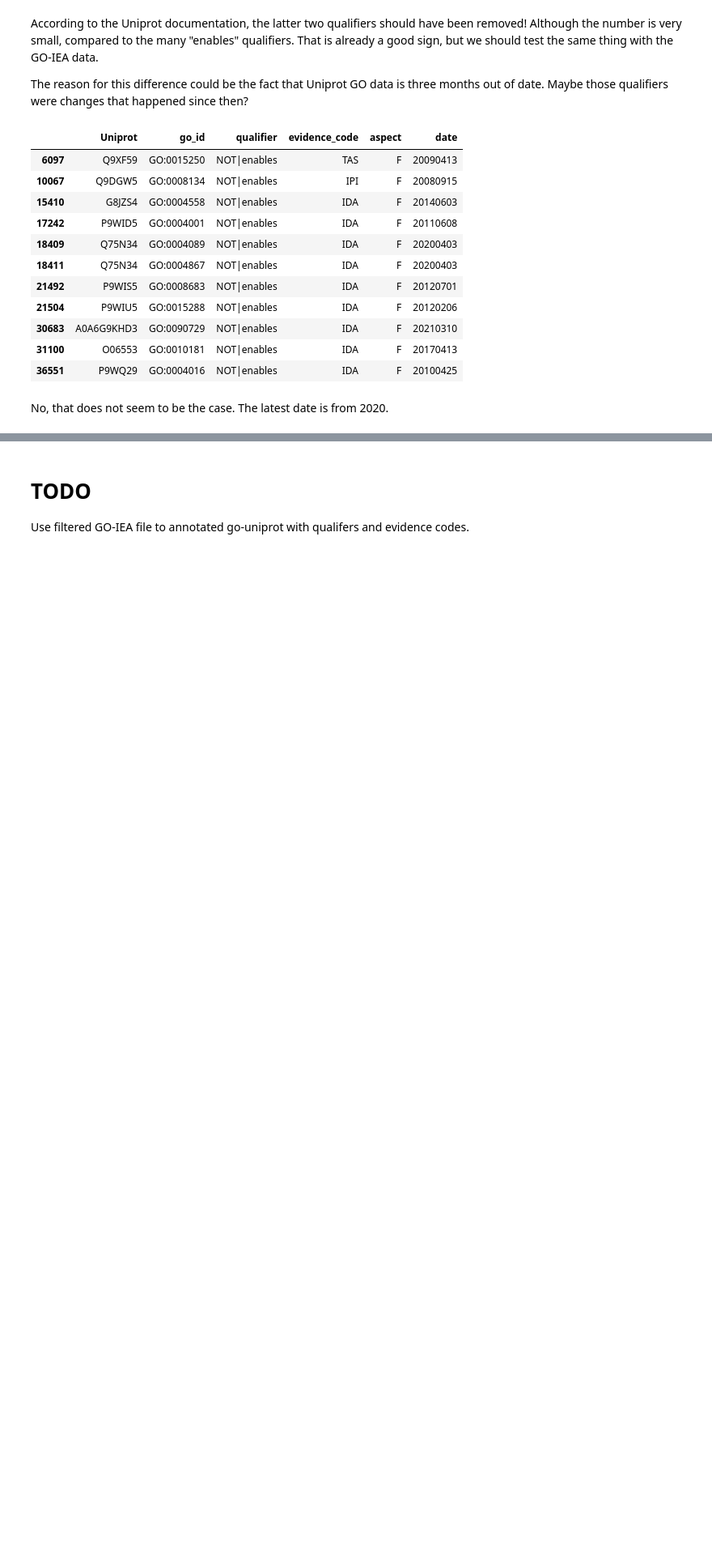
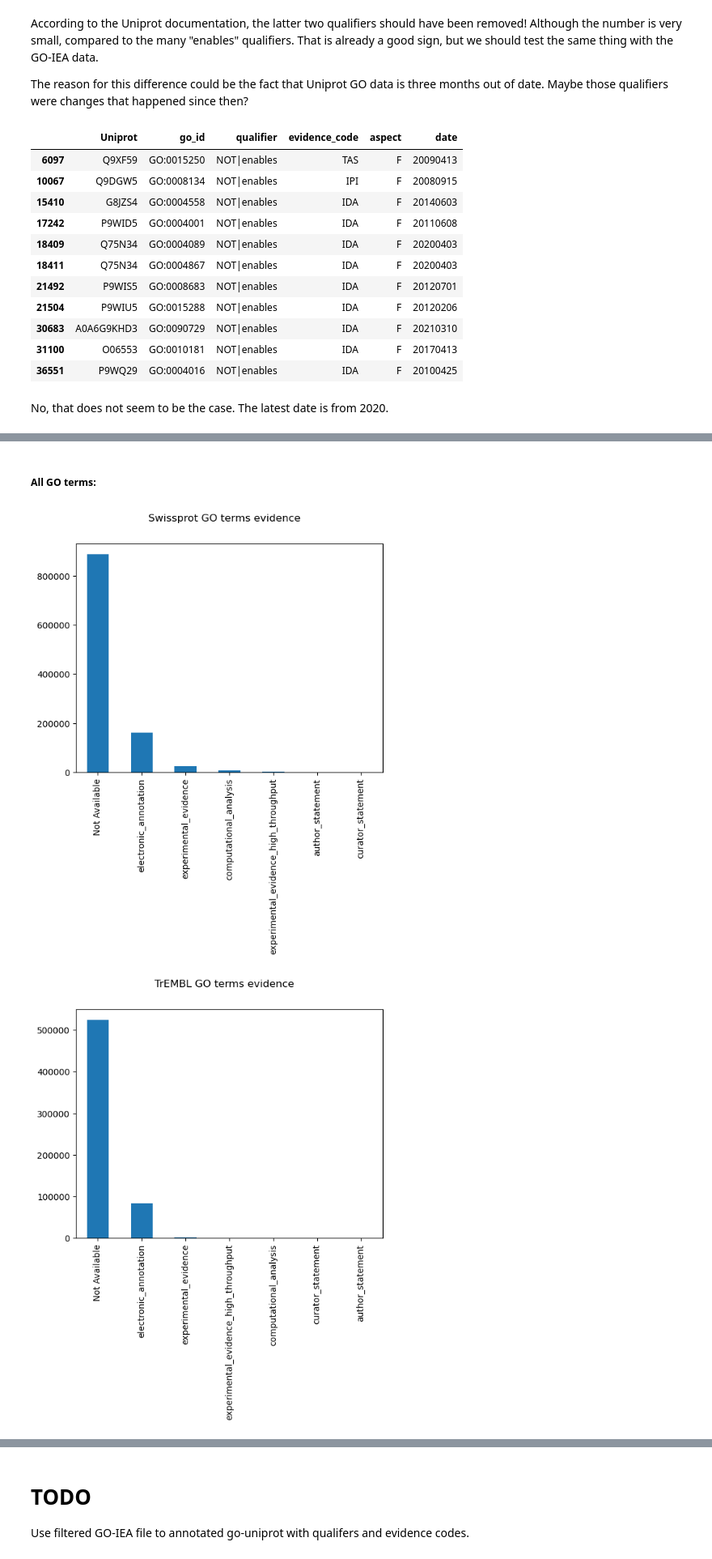
Before and after one commit to adenger/subpred4, a Jupyter notebook: notebooks/trembl_analysis.ipynb, the cells around one changed output, grey strips where cells are left out. Shown at 81% size. Saved outputs shown, nothing was run; the diff lists cells and outputs as text; code cells hidden in the pictures; blank space fills up the shorter version.

```diff
--- a/notebooks/trembl_analysis.ipynb
+++ b/notebooks/trembl_analysis.ipynb
@@ -492,0 +522,5 @@ No, that does not seem to be the case. The latest date is from 2020.
+# %%
+df_go_iea_complete = pd.read_table(
+    "~/gene_ontology/goa_uniprot_all_filtered.gaf", index_col=False
+)
+df_go_iea_complete
@@ -492,0 +541,5 @@ No, that does not seem to be the case. The latest date is from 2020.
+# %%
+df_merged_iea = pd.merge(
+    df_uniprot_go, df_go_iea_complete, how="left", on=["Uniprot", "go_id"]
+).drop_duplicates(ignore_index=True)
+df_merged_iea
@@ -492,0 +560,27 @@ No, that does not seem to be the case. The latest date is from 2020.
+# %%
+def map_reviewed(x):
+# default case does not occur here, but including it just in case
+    match(x):
+        case "reviewed":
+            return True
+        case "unreviewed":
+            return False
+        case _:
+            return "NA"
+df_merged_iea = df_merged_iea.merge(
+    df_uniprot.Reviewed.rename("reviewed").apply(map_reviewed).convert_dtypes("bool"),
+    how="left",
+    left_on="Uniprot",
+    right_index=True,
+)
+df_merged_iea = df_merged_iea.reset_index(drop=True)
+# %%
+from subpred.go_utils import EVIDENCE_CODE_TO_DESCRIPTION
+
+df_merged_iea = df_merged_iea.assign(
+    evidence_description=df_merged_iea.evidence_code.map(EVIDENCE_CODE_TO_DESCRIPTION)
+)
+df_merged_iea.evidence_description = df_merged_iea.evidence_description.fillna("Not Available")
+df_merged_iea.qualifier = df_merged_iea.qualifier.fillna("Not Available")
+df_merged_iea = df_merged_iea.drop_duplicates()
+df_merged_iea
@@ -492,0 +605,12 @@ No, that does not seem to be the case. The latest date is from 2020.
+# %% [markdown]
+##### All GO terms:
+# %%
+df_merged_iea[df_merged_iea.reviewed].evidence_description.value_counts().plot.bar()
+plt.suptitle("Swissprot GO terms evidence")
+plt.show()
+df_merged_iea[~df_merged_iea.reviewed].evidence_description.value_counts().plot.bar()
+plt.suptitle("TrEMBL GO terms evidence")
+plt.show()
+# %% [output]
+[figure, added]
+[figure, added]
```
Also changed, not shown: parts of 24 cells of this notebook, 1 other file.
